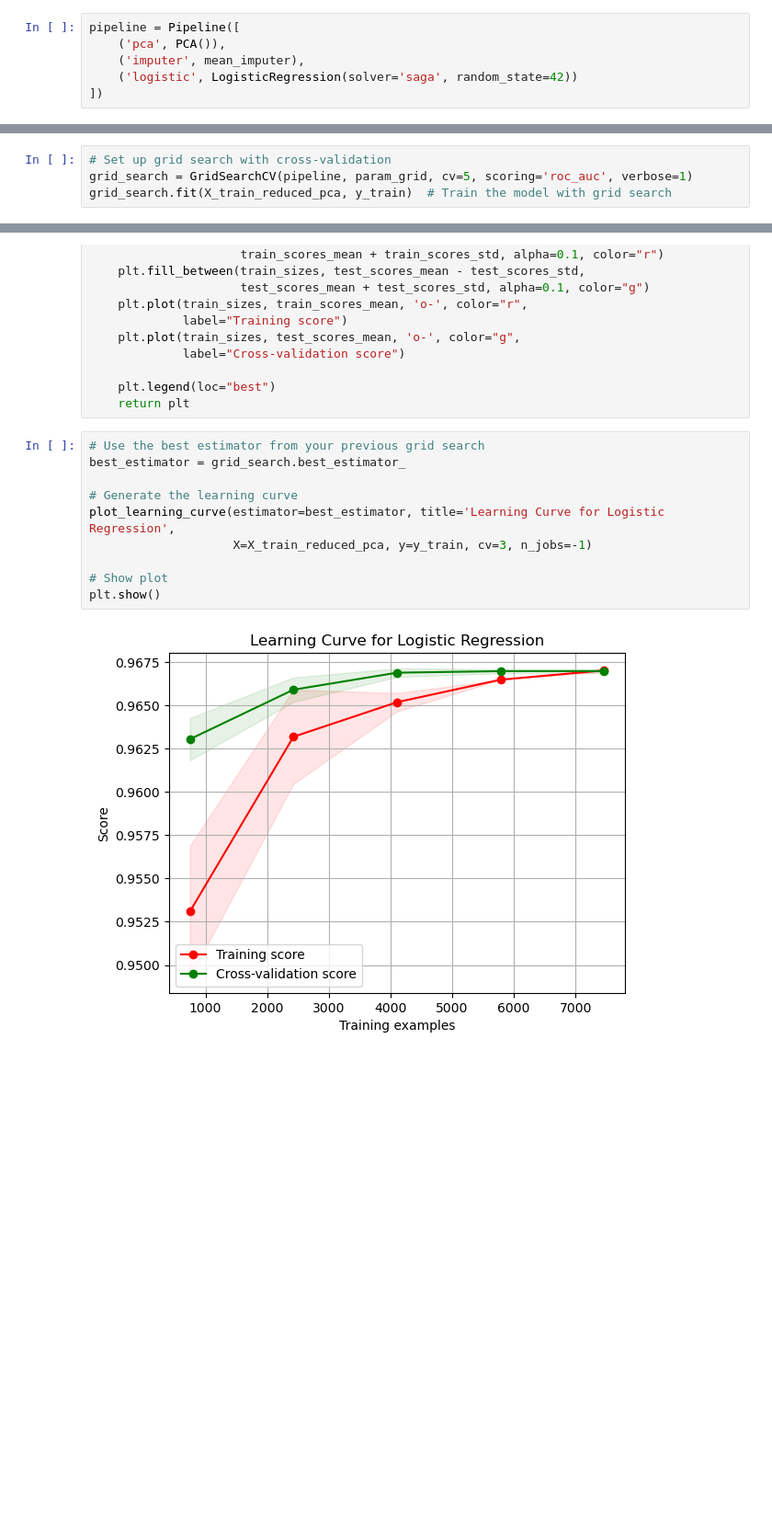
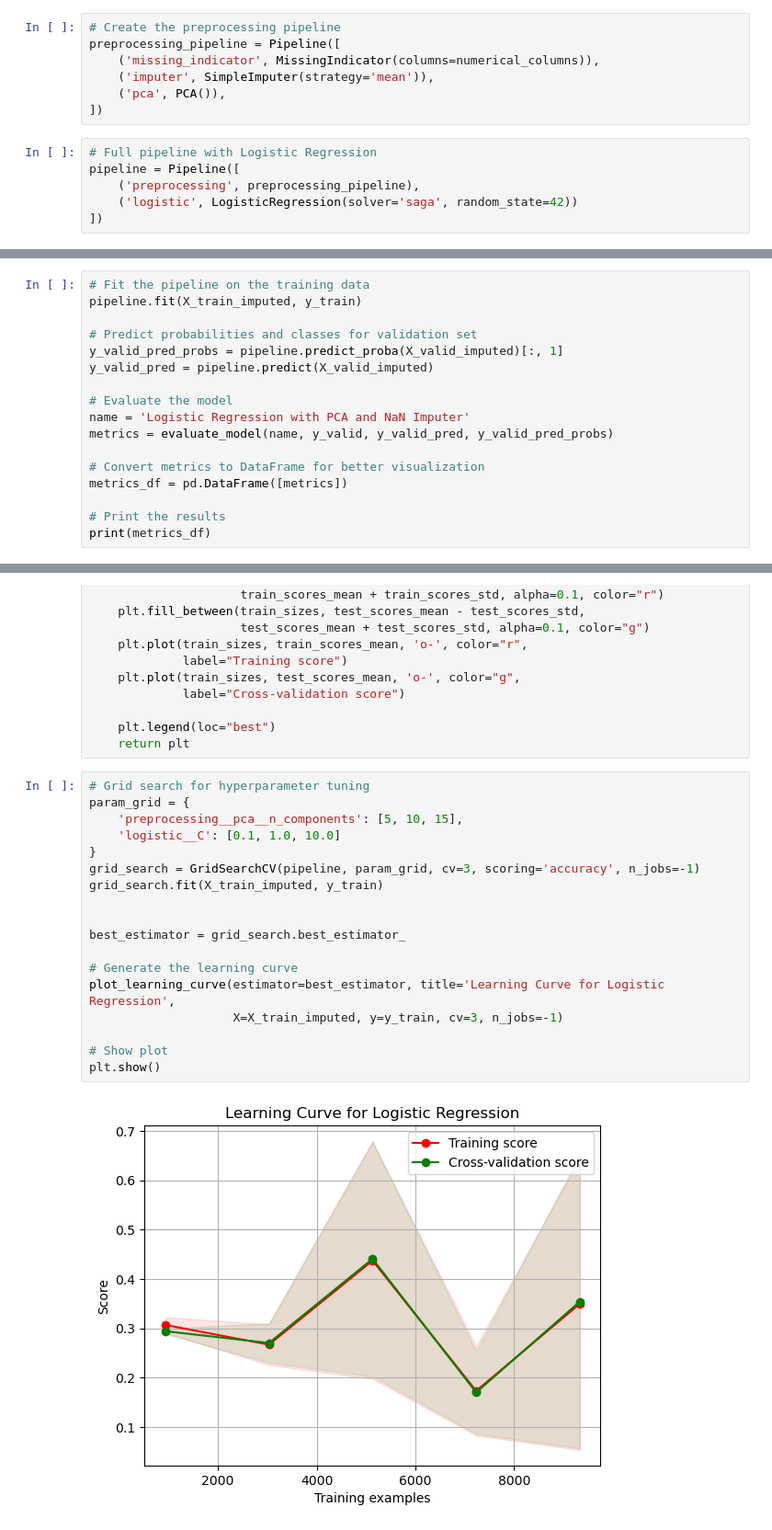
Before and after one commit to DataScienceAndEngineering/machine-learning-dse-i210-final-project-credit-risk, a Jupyter notebook: notebooks/am_model_final.ipynb, the cells around one changed output, grey strips where cells are left out. Shown at 92% size. Drawn from its saved outputs; the diff is of its cells as text; blank space fills up the shorter version.

```diff
--- a/notebooks/am_model_final.ipynb
+++ b/notebooks/am_model_final.ipynb
@@ -327,9 +334,16 @@ Applying StandardScaler which standardizes the features of the training and vali
 scaler = StandardScaler()
 X_train_scaled = scaler.fit_transform(X_train_imputed)
 X_valid_scaled = scaler.transform(X_valid_imputed)
+# %%
+# Create the preprocessing pipeline
+preprocessing_pipeline = Pipeline([
+    ('missing_indicator', MissingIndicator(columns=numerical_columns)),
+    ('imputer', SimpleImputer(strategy='mean')),
+    ('pca', PCA()),
+])
 # %%
+# Full pipeline with Logistic Regression
 pipeline = Pipeline([
-    ('pca', PCA()),
-    ('imputer', mean_imputer),
+    ('preprocessing', preprocessing_pipeline),
     ('logistic', LogisticRegression(solver='saga', random_state=42))
 ])
@@ -357,4 +349,0 @@ plt.show()
-# %%
-# Set up grid search with cross-validation
-grid_search = GridSearchCV(pipeline, param_grid, cv=5, scoring='roc_auc', verbose=1)
-grid_search.fit(X_train_reduced_pca, y_train)  # Train the model with grid search
@@ -459,0 +350,17 @@ This is further evidenced by the confusion matrix, which shows a significant num
+# %%
+# Fit the pipeline on the training data
+pipeline.fit(X_train_imputed, y_train)
+
+# Predict probabilities and classes for validation set
+y_valid_pred_probs = pipeline.predict_proba(X_valid_imputed)[:, 1]
+y_valid_pred = pipeline.predict(X_valid_imputed)
+
+# Evaluate the model
+name = 'Logistic Regression with PCA and NaN Imputer'
+metrics = evaluate_model(name, y_valid, y_valid_pred, y_valid_pred_probs)
+
+# Convert metrics to DataFrame for better visualization
+metrics_df = pd.DataFrame([metrics])
+
+# Print the results
+print(metrics_df)
@@ -503,14 +446,22 @@ def plot_learning_curve(estimator, title, X, y, ylim=None, cv=None,
     plt.legend(loc="best")
     return plt
 # %%
-# Use the best estimator from your previous grid search
+# Grid search for hyperparameter tuning
+param_grid = {
+    'preprocessing__pca__n_components': [5, 10, 15],
+    'logistic__C': [0.1, 1.0, 10.0]
+}
+grid_search = GridSearchCV(pipeline, param_grid, cv=3, scoring='accuracy', n_jobs=-1)
+grid_search.fit(X_train_imputed, y_train)
+
+
 best_estimator = grid_search.best_estimator_
 
 # Generate the learning curve
 plot_learning_curve(estimator=best_estimator, title='Learning Curve for Logistic Regression',
-                    X=X_train_reduced_pca, y=y_train, cv=3, n_jobs=-1)
+                    X=X_train_imputed, y=y_train, cv=3, n_jobs=-1)
 
 # Show plot
 plt.show()
 # %% [output]
-[figure, old version]
+[figure, new version]
```
Also changed, not shown: parts of 34 cells of this notebook, 1 other file.
